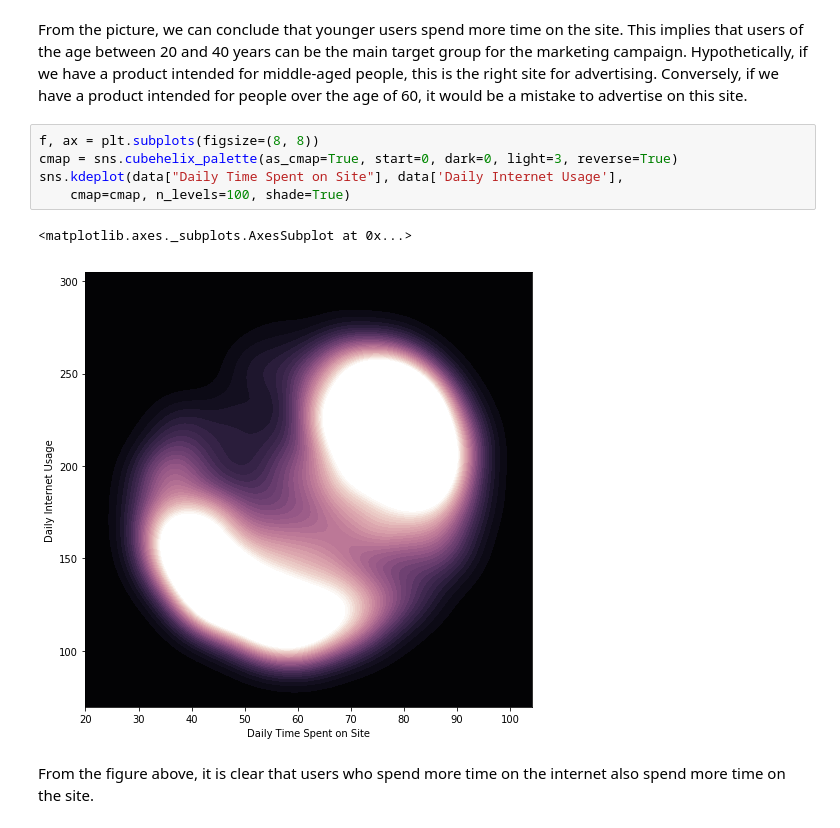
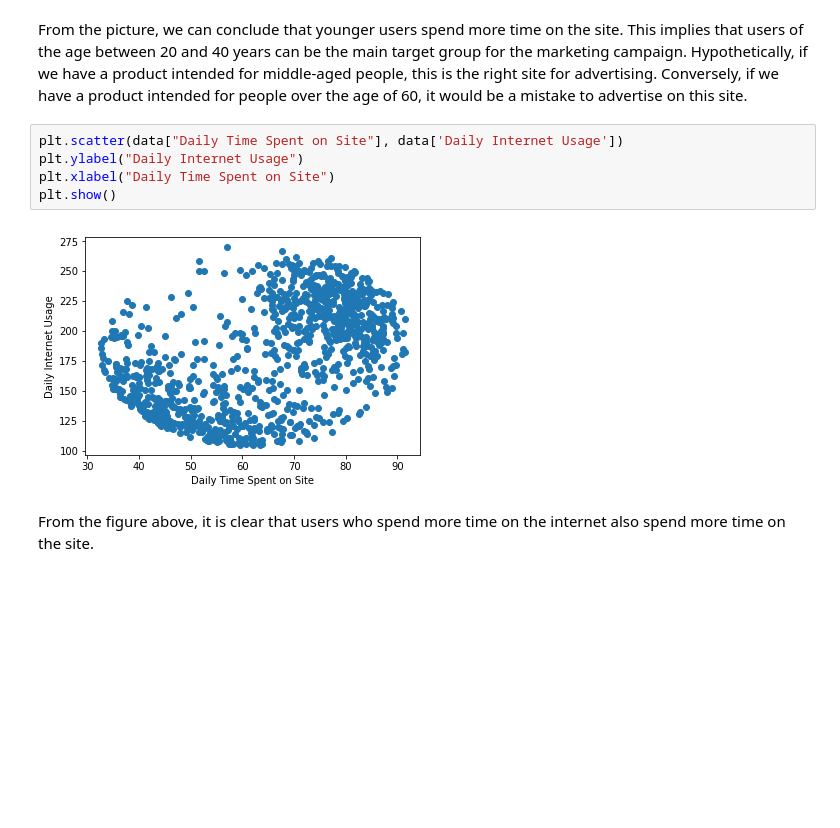
Before and after one commit to info7374-digitakmarketing-team5/assignment3-manual-auto-ml-usecase, a Jupyter notebook: user click prediction ad/python notebook/Targeting the right audience to predict Ad clicks.ipynb, the cells around one changed output. Saved outputs shown, nothing was run; the diff lists cells and outputs as text; blank space fills up the shorter version.

```diff
--- a/user click prediction ad/python notebook/Targeting the right audience to predict Ad clicks.ipynb
+++ b/user click prediction ad/python notebook/Targeting the right audience to predict Ad clicks.ipynb
@@ -59,13 +58,12 @@ sns.rugplot(data['Daily Time Spent on Site'], vertical=True, ax=ax)
 # %% [markdown]
 From the picture, we can conclude that younger users spend more time on the site. This implies that users of the age between 20 and 40 years can be the main target group for the marketing campaign. Hypothetically, if we have a product intended for middle-aged people, this is the right site for advertising. Conversely, if we have a product intended for people over the age of 60, it would be a mistake to advertise on this site.
-# %%
-f, ax = plt.subplots(figsize=(8, 8))
-cmap = sns.cubehelix_palette(as_cmap=True, start=0, dark=0, light=3, reverse=True)
-sns.kdeplot(data["Daily Time Spent on Site"], data['Daily Internet Usage'],
-    cmap=cmap, n_levels=100, shade=True)
-# %% [output]
-<matplotlib.axes._subplots.AxesSubplot at 0x...>
-[figure, removed]
+# %%
+plt.scatter(data["Daily Time Spent on Site"], data['Daily Internet Usage'])
+plt.ylabel("Daily Internet Usage")
+plt.xlabel("Daily Time Spent on Site")
+plt.show()
+# %% [output]
+[figure, added]
 # %% [markdown]
 From the figure above, it is clear that users who spend more time on the internet also spend more time on the site.
 # %%
```
Also changed, not shown: parts of 9 cells of this notebook.
